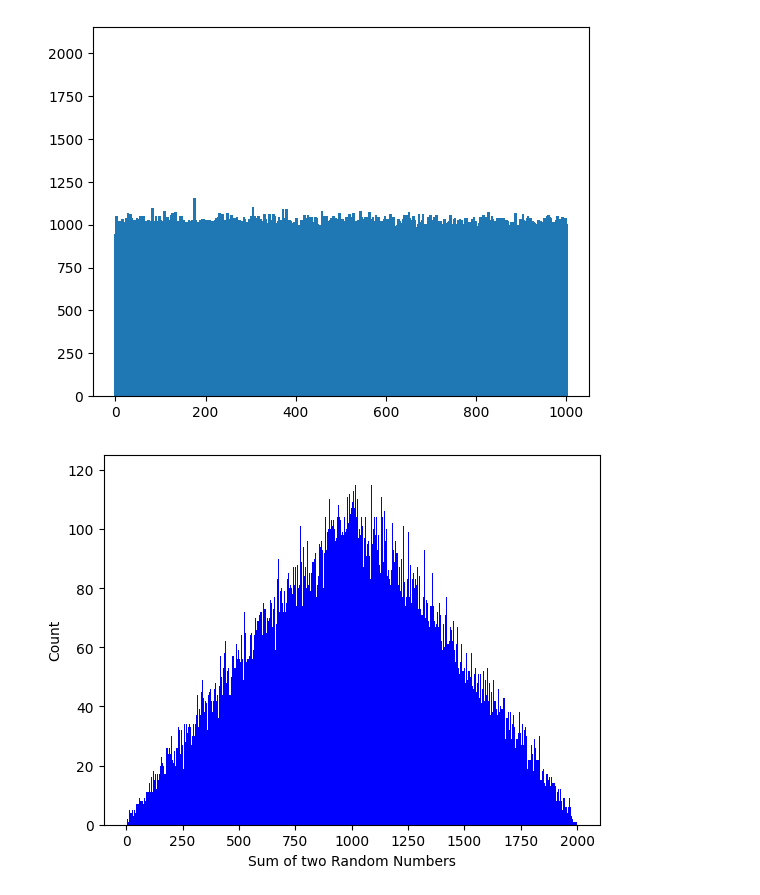
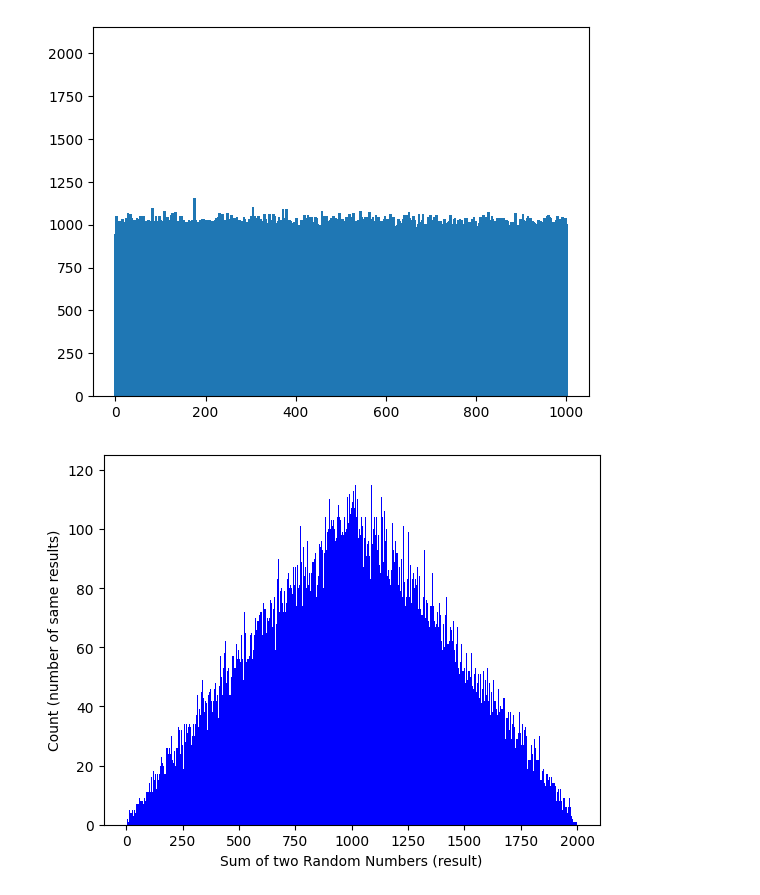
Before and after one commit to LucasSimass/Python, a Jupyter notebook: Livros (exercicios e anotações)/Data Science (Joel Grus)/Extra/data_random_extra.ipynb, the cells around one changed output. Drawn from its saved outputs; the diff is of its cells as text; code cells hidden in the pictures.

```diff
--- a/Livros (exercicios e anotações)/Data Science (Joel Grus)/Extra/data_random_extra.ipynb
+++ b/Livros (exercicios e anotações)/Data Science (Joel Grus)/Extra/data_random_extra.ipynb
@@ -27,30 +27,30 @@ Counter({175: 1153, 305: 1100, 82: 1099, 372: 1093, 380: 1091, 458: 1080, 544: 1
 # %%
 from collections import Counter
 from random import randint,seed
 from matplotlib import pyplot as plt
 
 seed(10) # random.randint
 
 random_numbers: list[tuple[int]] = [(randint(1,1000) for i in range(2)) for i in range(100000)]
 
 result: Counter[list[int]] = []
 for a,b in random_numbers:
     result += [a + b]
 
 result = Counter(result)
 
 plt.bar(
     x=result.keys(),
     height=result.values(),
     color="blue",
     width=3,
 )
 
-plt.ylabel("Count")
-plt.xlabel("Sum of two Random Numbers")
+plt.ylabel("Count (number of same results)")
+plt.xlabel("Sum of two Random Numbers (result)")
 
 plt.axis([-100, max(result.keys()) + 100, 0, max(result.values()) + 10])
 
 plt.show()
 # %% [output]
-[figure, old version]
+[figure, new version]
```
Also changed, not shown: 3 other files.
